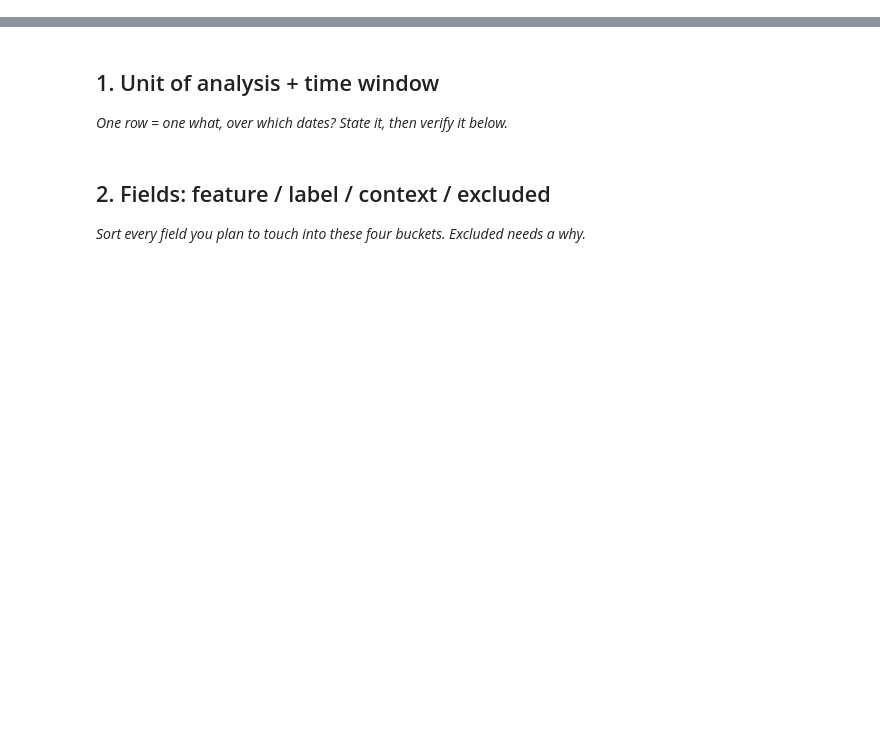
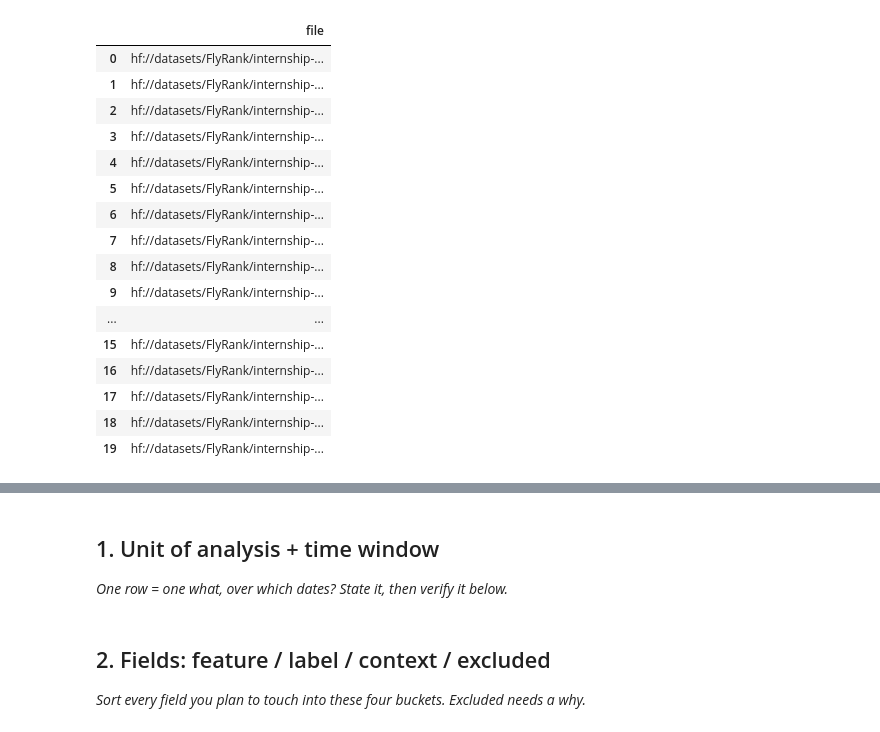
Before and after one commit to raju-cse/Flyrank-internship_ml, a Jupyter notebook: work/notebooks/w03_data_contract.ipynb, the cells around one changed output, grey strips where cells are left out. Cells and saved outputs as stored; diff of their text form; code cells hidden in the pictures; blank space fills up the shorter version.

```diff
--- a/work/notebooks/w03_data_contract.ipynb
+++ b/work/notebooks/w03_data_contract.ipynb
@@ -6,3 +6,19 @@
 This skeleton is yours to fill. Work the sections **in order** — each one has a one-line hint. Simple words, honest numbers.
 
 > Working with an AI assistant? Tell it to read `skills/README.md` first and load the one skill this assignment names on its card.
+# %%
+import duckdb
+from google.colab import userdata
+
+hf_token = userdata.get("HF_TOKEN")
+
+con = duckdb.connect()
+
+con.execute(f"""
+CREATE OR REPLACE SECRET (
+    TYPE HUGGINGFACE,
+    TOKEN '{hf_token}'
+)
+""")
+
+print("Connected!")
@@ -8,0 +61,26 @@ This skeleton is yours to fill. Work the sections **in order** — each one has
+# %%
+rel = "hf://datasets/FlyRank/internship-warehouse"
+
+con.sql(f"""
+SELECT *
+FROM glob('{rel}/**/*.parquet')
+LIMIT 20
+""").df()
+# %% [output]
+|  | file |
+| 0 | hf://datasets/FlyRank/internship-... |
+| 1 | hf://datasets/FlyRank/internship-... |
+| 2 | hf://datasets/FlyRank/internship-... |
+| 3 | hf://datasets/FlyRank/internship-... |
+| 4 | hf://datasets/FlyRank/internship-... |
+| 5 | hf://datasets/FlyRank/internship-... |
+| 6 | hf://datasets/FlyRank/internship-... |
+| 7 | hf://datasets/FlyRank/internship-... |
+| 8 | hf://datasets/FlyRank/internship-... |
+| 9 | hf://datasets/FlyRank/internship-... |
+| ... | ... |
+| 15 | hf://datasets/FlyRank/internship-... |
+| 16 | hf://datasets/FlyRank/internship-... |
+| 17 | hf://datasets/FlyRank/internship-... |
+| 18 | hf://datasets/FlyRank/internship-... |
+| 19 | hf://datasets/FlyRank/internship-... |
```
Also changed, not shown: parts of 19 cells of this notebook.
